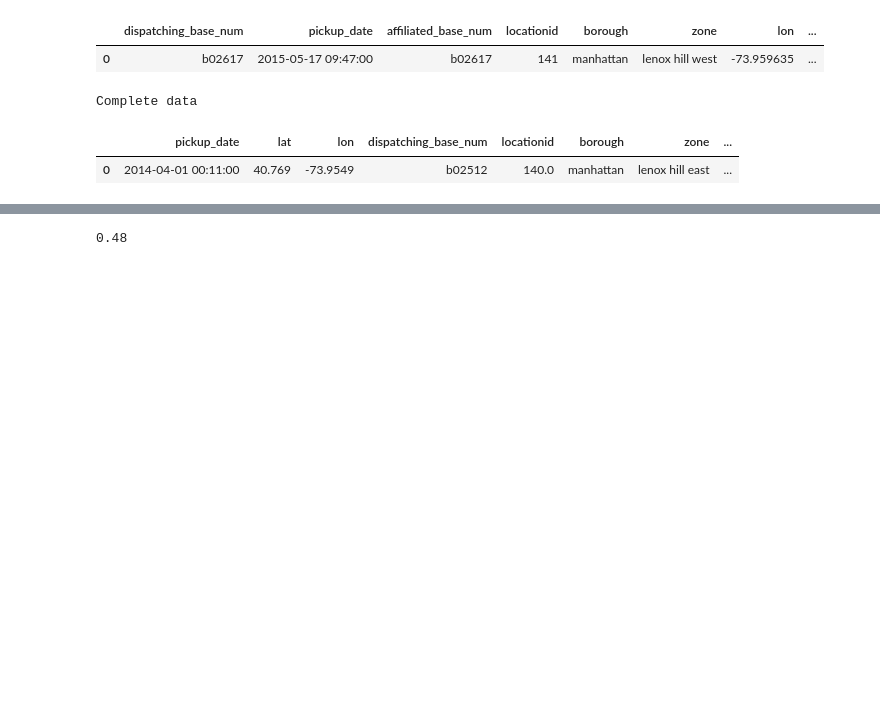
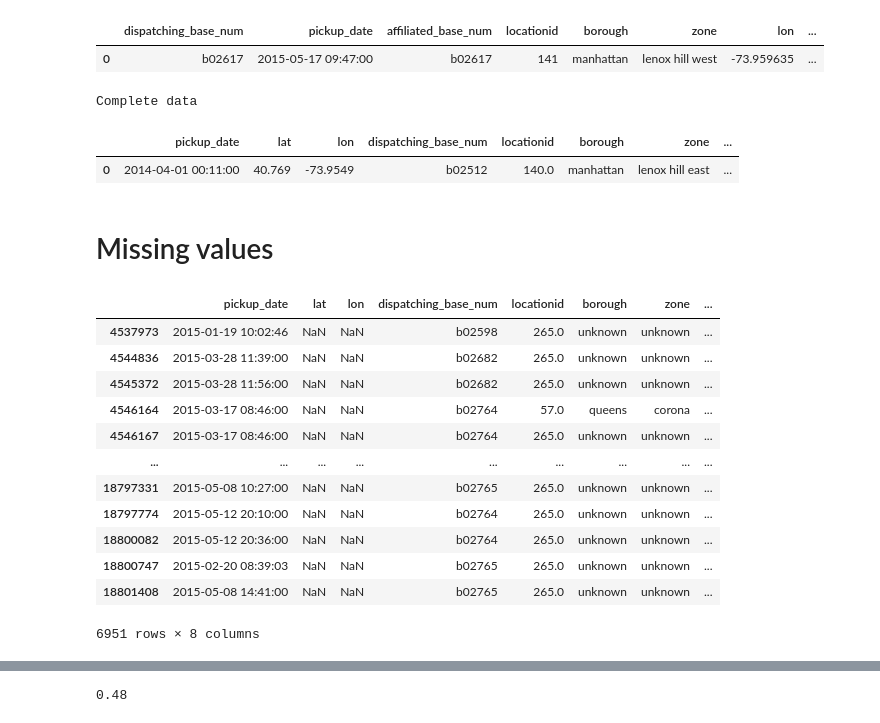
Before and after one commit to helene-mourez/UBER_PICKUPS, a Jupyter notebook: 04-Uber_Pickups_treatments.ipynb, the cells around one changed output, grey strips where cells are left out. Cells and saved outputs as stored; diff of their text form; code cells hidden in the pictures; blank space fills up the shorter version.

```diff
--- a/04-Uber_Pickups_treatments.ipynb
+++ b/04-Uber_Pickups_treatments.ipynb
@@ -195,3 +248,21 @@ df.head(1)
 # %% [output]
 |  | pickup_date | lat | lon | dispatching_base_num | locationid | borough | zone | ... |
 | 0 | 2014-04-01 00:11:00 | 40.769 | -73.9549 | b02512 | 140.0 | manhattan | lenox hill east | ... |
+# %% [markdown]
+# Missing values
+# %%
+df[df['lon'].isna() | df['lat'].isna()]
+# %% [output]
+|  | pickup_date | lat | lon | dispatching_base_num | locationid | borough | zone | ... |
+| 4537973 | 2015-01-19 10:02:46 | NaN | NaN | b02598 | 265.0 | unknown | unknown | ... |
+| 4544836 | 2015-03-28 11:39:00 | NaN | NaN | b02682 | 265.0 | unknown | unknown | ... |
+| 4545372 | 2015-03-28 11:56:00 | NaN | NaN | b02682 | 265.0 | unknown | unknown | ... |
+| 4546164 | 2015-03-17 08:46:00 | NaN | NaN | b02764 | 57.0 | queens | corona | ... |
+| 4546167 | 2015-03-17 08:46:00 | NaN | NaN | b02764 | 265.0 | unknown | unknown | ... |
+| ... | ... | ... | ... | ... | ... | ... | ... | ... |
+| 18797331 | 2015-05-08 10:27:00 | NaN | NaN | b02765 | 265.0 | unknown | unknown | ... |
+| 18797774 | 2015-05-12 20:10:00 | NaN | NaN | b02764 | 265.0 | unknown | unknown | ... |
+| 18800082 | 2015-05-12 20:36:00 | NaN | NaN | b02764 | 265.0 | unknown | unknown | ... |
+| 18800747 | 2015-02-20 08:39:03 | NaN | NaN | b02765 | 265.0 | unknown | unknown | ... |
+| 18801408 | 2015-05-08 14:41:00 | NaN | NaN | b02765 | 265.0 | unknown | unknown | ... |
+6951 rows × 8 columns
```
Also changed, not shown: parts of 14 cells of this notebook, 4 other files.
